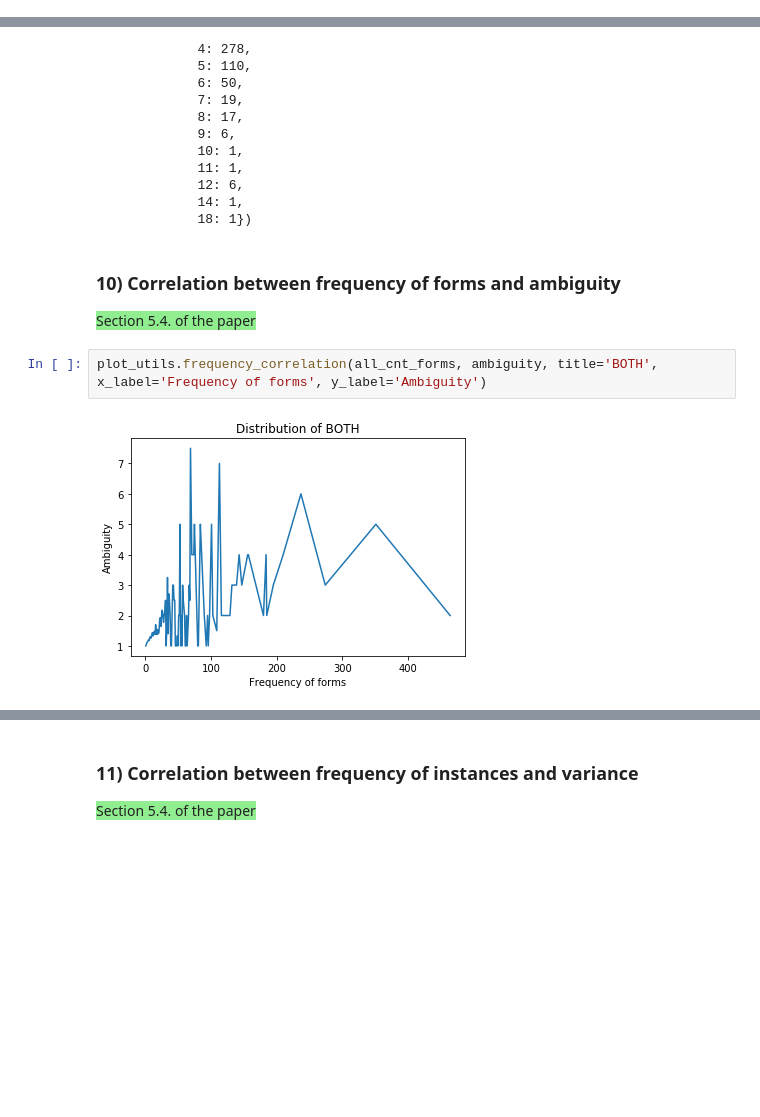
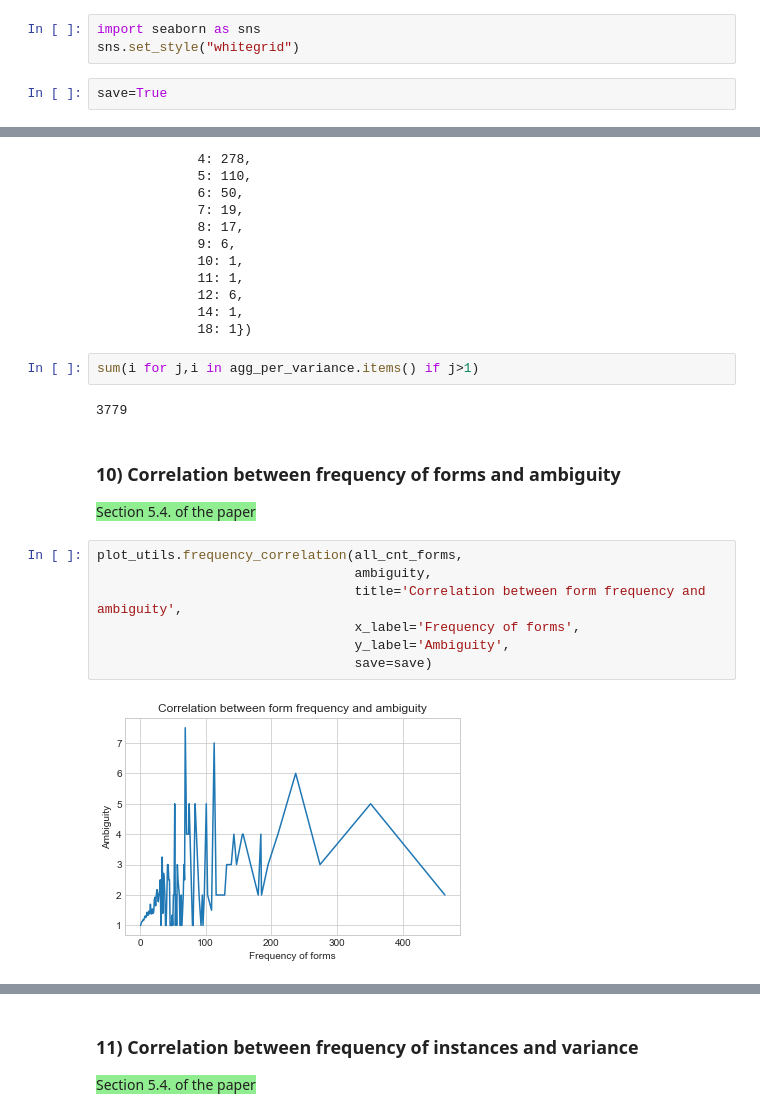
Before and after one commit to cltl/HumanLikeEL, a Jupyter notebook: Data Analysis.ipynb, the cells around one changed output, grey strips where cells are left out. Saved outputs shown, nothing was run; the diff lists cells and outputs as text; blank space fills up the shorter version.

```diff
--- a/Data Analysis.ipynb
+++ b/Data Analysis.ipynb
@@ -43,4 +49,9 @@ t2=time.time()
 <span style="background-color:lightgreen">Section 5.1. of the paper</span>
 
 **4.1. Linear plots **
+# %%
+import seaborn as sns
+sns.set_style("whitegrid")
+# %%
+save=True
 # %%
@@ -238,11 +273,20 @@ defaultdict(int,
              12: 6,
              14: 1,
              18: 1})
+# %%
+sum(i for j,i in agg_per_variance.items() if j>1)
+# %% [output]
+3779
 # %% [markdown]
 ### 10) Correlation between frequency of forms and ambiguity
 
 <span style="background-color:lightgreen">Section 5.4. of the paper</span>
 # %%
-plot_utils.frequency_correlation(all_cnt_forms, ambiguity, title='BOTH', x_label='Frequency of forms', y_label='Ambiguity')
+plot_utils.frequency_correlation(all_cnt_forms,
+                                 ambiguity,
+                                 title='Correlation between form frequency and ambiguity',
+                                 x_label='Frequency of forms',
+                                 y_label='Ambiguity',
+                                 save=save)
 # %% [output]
-[figure, old version]
+[figure, new version]
```
Also changed, not shown: parts of 34 cells of this notebook, 3 other files.
